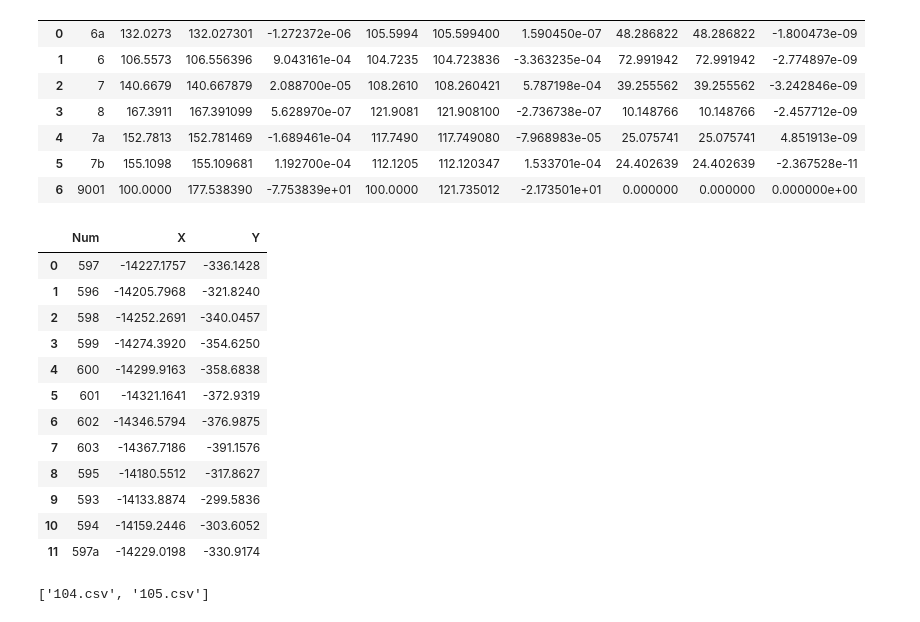
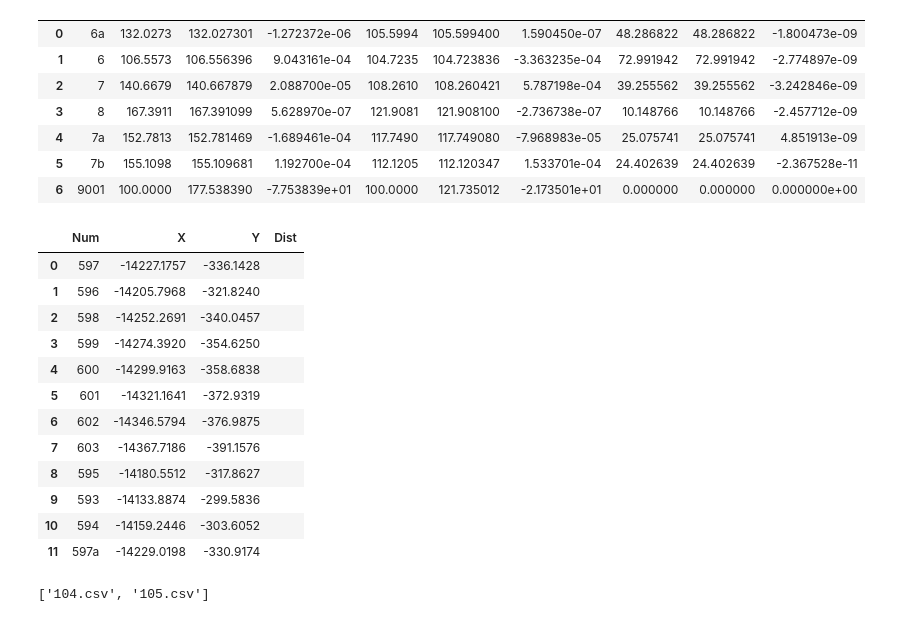
Before and after one commit to mexgil/bispor, a Jupyter notebook: Clean_shapely_chain.ipynb, the cells around one changed output. Drawn from its saved outputs; the diff is of its cells as text; code cells hidden in the pictures.

```diff
--- a/Clean_shapely_chain.ipynb
+++ b/Clean_shapely_chain.ipynb
@@ -216,20 +239,19 @@ staged_df
 # %%
-import pandas as pd
-
 df01 = pd.read_csv(r'data/chain/103.csv',sep=';', names=['Num','X','Y'],dtype={'Num':'str'})
+df01['Dist'] = ''
 df01
 # %% [output]
-|  | Num | X | Y |
-| 0 | 597 | -14227.1757 | -336.1428 |
-| 1 | 596 | -14205.7968 | -321.8240 |
-| 2 | 598 | -14252.2691 | -340.0457 |
-| 3 | 599 | -14274.3920 | -354.6250 |
-| 4 | 600 | -14299.9163 | -358.6838 |
-| 5 | 601 | -14321.1641 | -372.9319 |
-| 6 | 602 | -14346.5794 | -376.9875 |
-| 7 | 603 | -14367.7186 | -391.1576 |
-| 8 | 595 | -14180.5512 | -317.8627 |
-| 9 | 593 | -14133.8874 | -299.5836 |
-| 10 | 594 | -14159.2446 | -303.6052 |
-| 11 | 597a | -14229.0198 | -330.9174 |
+|  | Num | X | Y | Dist |
+| 0 | 597 | -14227.1757 | -336.1428 |  |
+| 1 | 596 | -14205.7968 | -321.8240 |  |
+| 2 | 598 | -14252.2691 | -340.0457 |  |
+| 3 | 599 | -14274.3920 | -354.6250 |  |
+| 4 | 600 | -14299.9163 | -358.6838 |  |
+| 5 | 601 | -14321.1641 | -372.9319 |  |
+| 6 | 602 | -14346.5794 | -376.9875 |  |
+| 7 | 603 | -14367.7186 | -391.1576 |  |
+| 8 | 595 | -14180.5512 | -317.8627 |  |
+| 9 | 593 | -14133.8874 | -299.5836 |  |
+| 10 | 594 | -14159.2446 | -303.6052 |  |
+| 11 | 597a | -14229.0198 | -330.9174 |  |
 # %%
```
Also changed, not shown: parts of 18 cells of this notebook, 5 other files.
